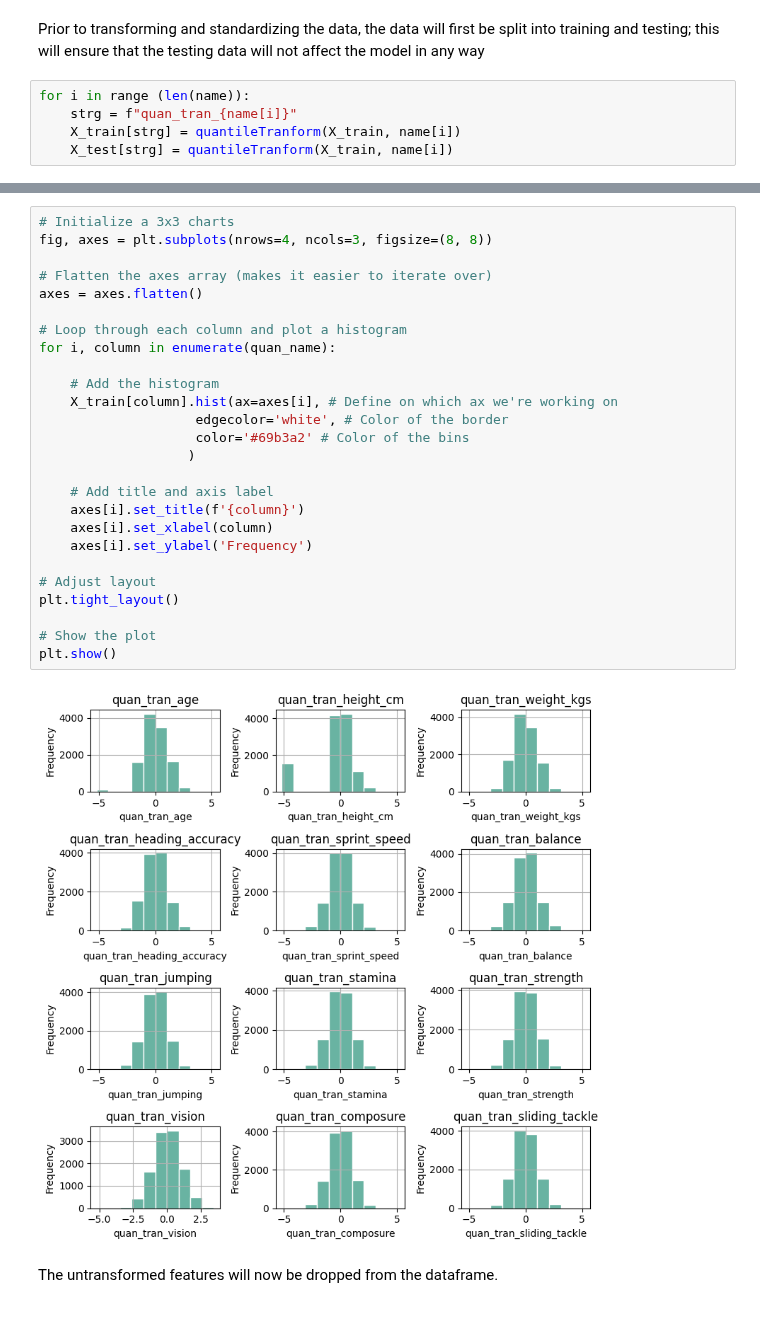
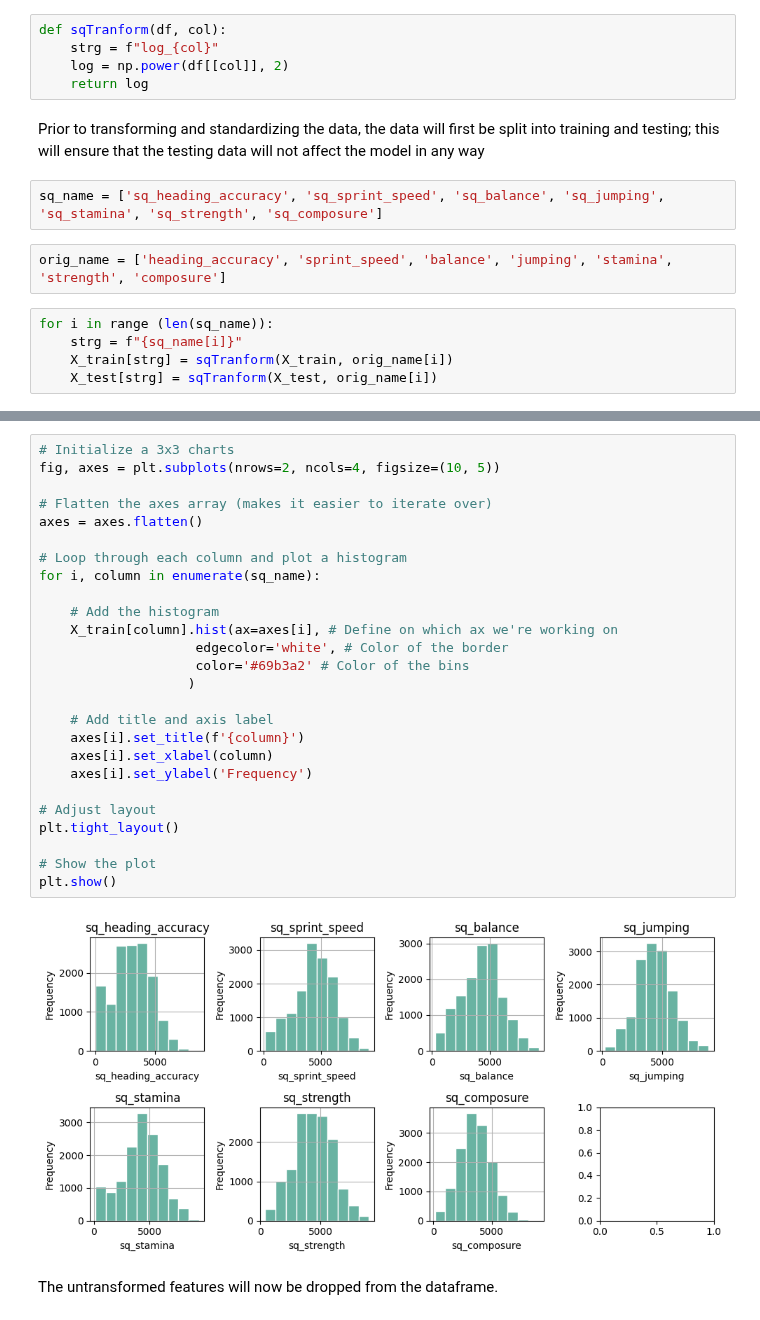
Before and after one commit to bewba/STINTSY-MP, a Jupyter notebook: STINSTY.ipynb, the cells around one changed output, grey strips where cells are left out. Cells and saved outputs as stored; diff of their text form.

```diff
--- a/STINSTY.ipynb
+++ b/STINSTY.ipynb
@@ -613,7 +627,16 @@ def quantileTranform(_df, col):
+# %%
+def sqTranform(df, col):
+    strg = f"log_{col}"
+    log = np.power(df[[col]], 2)
+    return log
 # %% [markdown]
 Prior to transforming and standardizing the data, the data will first be split into training and testing; this will ensure that the testing data will not affect the model in any way
+# %%
+sq_name = ['sq_heading_accuracy', 'sq_sprint_speed', 'sq_balance', 'sq_jumping', 'sq_stamina', 'sq_strength', 'sq_composure']
+# %%
+orig_name = ['heading_accuracy', 'sprint_speed', 'balance', 'jumping', 'stamina', 'strength', 'composure']
 # %%
-for i in range (len(name)):
-    strg = f"quan_tran_{name[i]}"
-    X_train[strg] = quantileTranform(X_train, name[i])
-    X_test[strg] = quantileTranform(X_train, name[i])
+for i in range (len(sq_name)):
+    strg = f"{sq_name[i]}"
+    X_train[strg] = sqTranform(X_train, orig_name[i])
+    X_test[strg] = sqTranform(X_test, orig_name[i])
@@ -622,31 +643,31 @@ quan_name = "quan_tran_age quan_tran_height_cm quan_tran_weight_kgs quan_tran_he
 # %%
 # Initialize a 3x3 charts
-fig, axes = plt.subplots(nrows=4, ncols=3, figsize=(8, 8))
+fig, axes = plt.subplots(nrows=2, ncols=4, figsize=(10, 5))
 
 # Flatten the axes array (makes it easier to iterate over)
 axes = axes.flatten()
 
 # Loop through each column and plot a histogram
-for i, column in enumerate(quan_name):
+for i, column in enumerate(sq_name):
 
     # Add the histogram
     X_train[column].hist(ax=axes[i], # Define on which ax we're working on
                     edgecolor='white', # Color of the border
                     color='#69b3a2' # Color of the bins
                    )
 
     # Add title and axis label
     axes[i].set_title(f'{column}')
     axes[i].set_xlabel(column)
     axes[i].set_ylabel('Frequency')
 
 # Adjust layout
 plt.tight_layout()
 
 # Show the plot
 plt.show()
 # %% [output]
-[figure, old version]
+[figure, new version]
 # %% [markdown]
 The untransformed features will now be dropped from the dataframe.
 # %%
```
Also changed, not shown: parts of 6 cells of this notebook.
